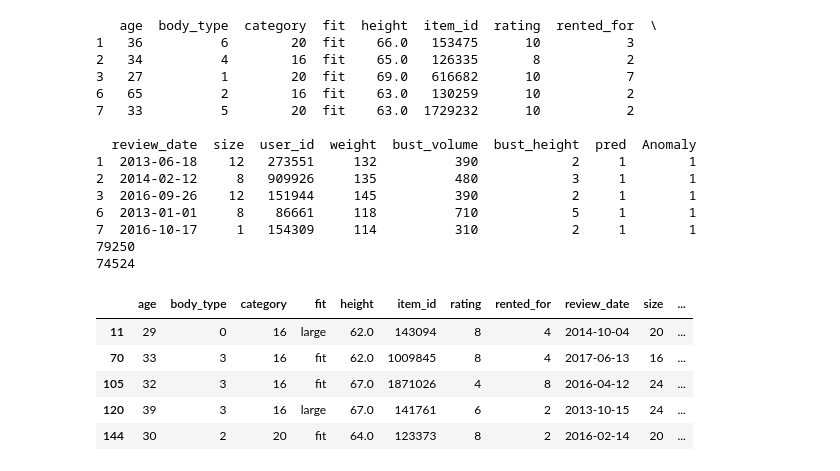
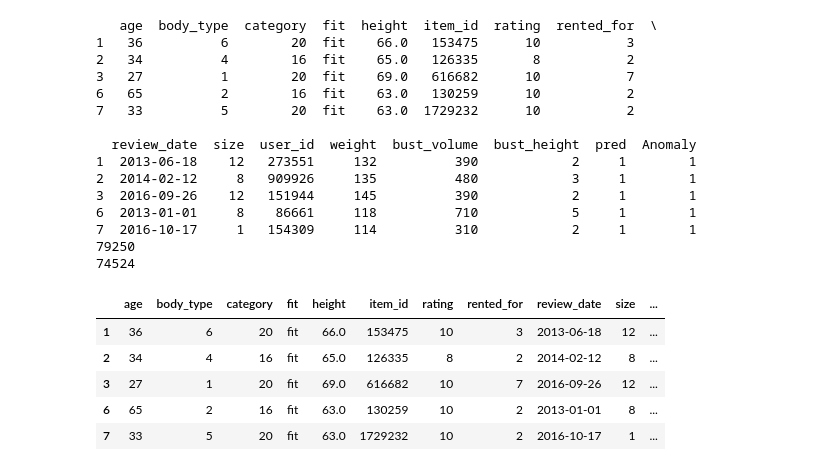
Before and after one commit to mdsvoren/eecs731-final-project, a Jupyter notebook: notebooks/Anomaly_Detection.ipynb, the cells around one changed output. Cells and saved outputs as stored; diff of their text form; code cells hidden in the pictures.

```diff
--- a/notebooks/Anomaly_Detection.ipynb
+++ b/notebooks/Anomaly_Detection.ipynb
@@ -769,7 +769,7 @@ print(len(copy))
 copy= copy[copy['Anomaly'] == False]
 print(len(copy))
 
-copy = copy.drop(columns=['Anomaly'])
+copy = copy.drop(columns=['Anomaly', 'pred'])
 # %% [output]
    age  body_type  category  fit  height  item_id  rating  rented_for  \
 1   36          6        20  fit    66.0   153475      10           3
@@ -786,14 +786,14 @@ copy = copy.drop(columns=['Anomaly'])
 7  2016-10-17     1   154309     114          310            2     1        1
 79250
 74524
-# %%
-reviews.loc[reviews['Anomaly'] != 1].head()
-# %% [output]
-|  | age | body_type | category | fit | height | item_id | rating | rented_for | review_date | size | ... |
-| 11 | 29 | 0 | 16 | large | 62.0 | 143094 | 8 | 4 | 2014-10-04 | 20 | ... |
-| 70 | 33 | 3 | 16 | fit | 62.0 | 1009845 | 8 | 4 | 2017-06-13 | 16 | ... |
-| 105 | 32 | 3 | 16 | fit | 67.0 | 1871026 | 4 | 8 | 2016-04-12 | 24 | ... |
-| 120 | 39 | 3 | 16 | large | 67.0 | 141761 | 6 | 2 | 2013-10-15 | 24 | ... |
-| 144 | 30 | 2 | 20 | fit | 64.0 | 123373 | 8 | 2 | 2016-02-14 | 20 | ... |
+# %%
+copy.head()
+# %% [output]
+|  | age | body_type | category | fit | height | item_id | rating | rented_for | review_date | size | ... |
+| 1 | 36 | 6 | 20 | fit | 66.0 | 153475 | 10 | 3 | 2013-06-18 | 12 | ... |
+| 2 | 34 | 4 | 16 | fit | 65.0 | 126335 | 8 | 2 | 2014-02-12 | 8 | ... |
+| 3 | 27 | 1 | 20 | fit | 69.0 | 616682 | 10 | 7 | 2016-09-26 | 12 | ... |
+| 6 | 65 | 2 | 16 | fit | 63.0 | 130259 | 10 | 2 | 2013-01-01 | 8 | ... |
+| 7 | 33 | 5 | 20 | fit | 63.0 | 1729232 | 10 | 2 | 2016-10-17 | 1 | ... |
 # %%
 pickle.dump(reviews, open( "../Data/reviews_anomalies_removed.pkl", "wb" ))
```
Also changed, not shown: 1 other file.
